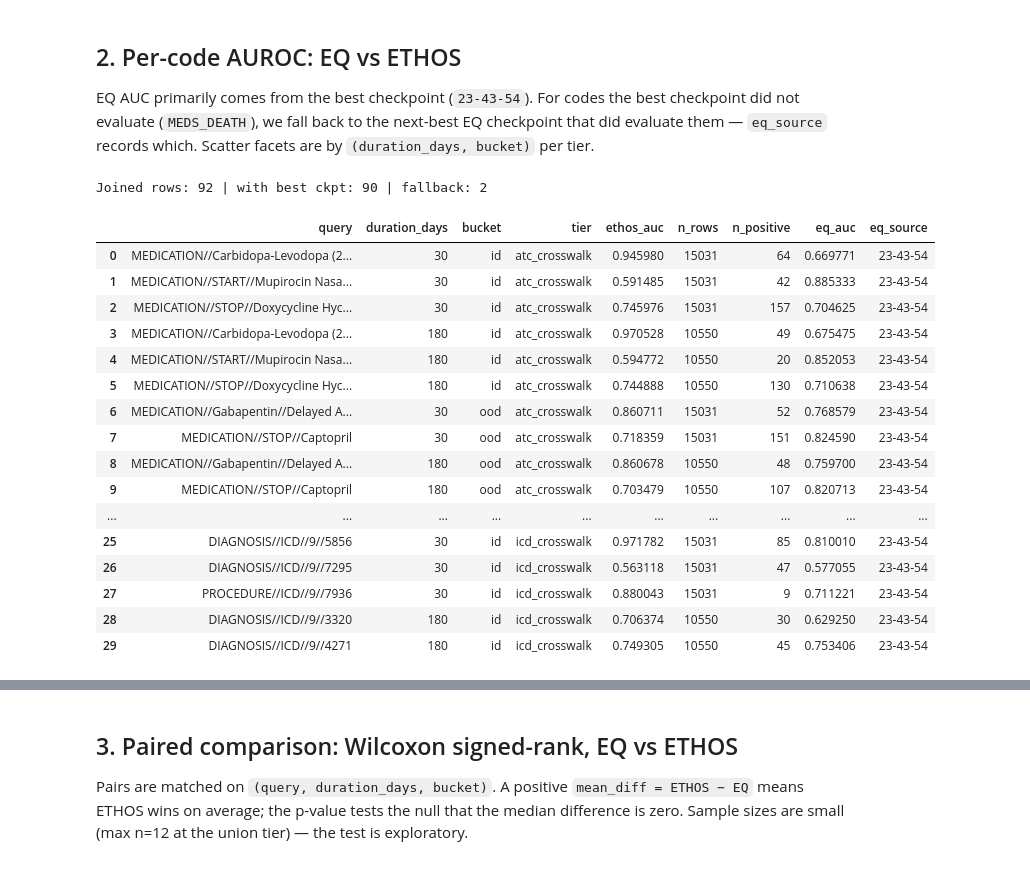
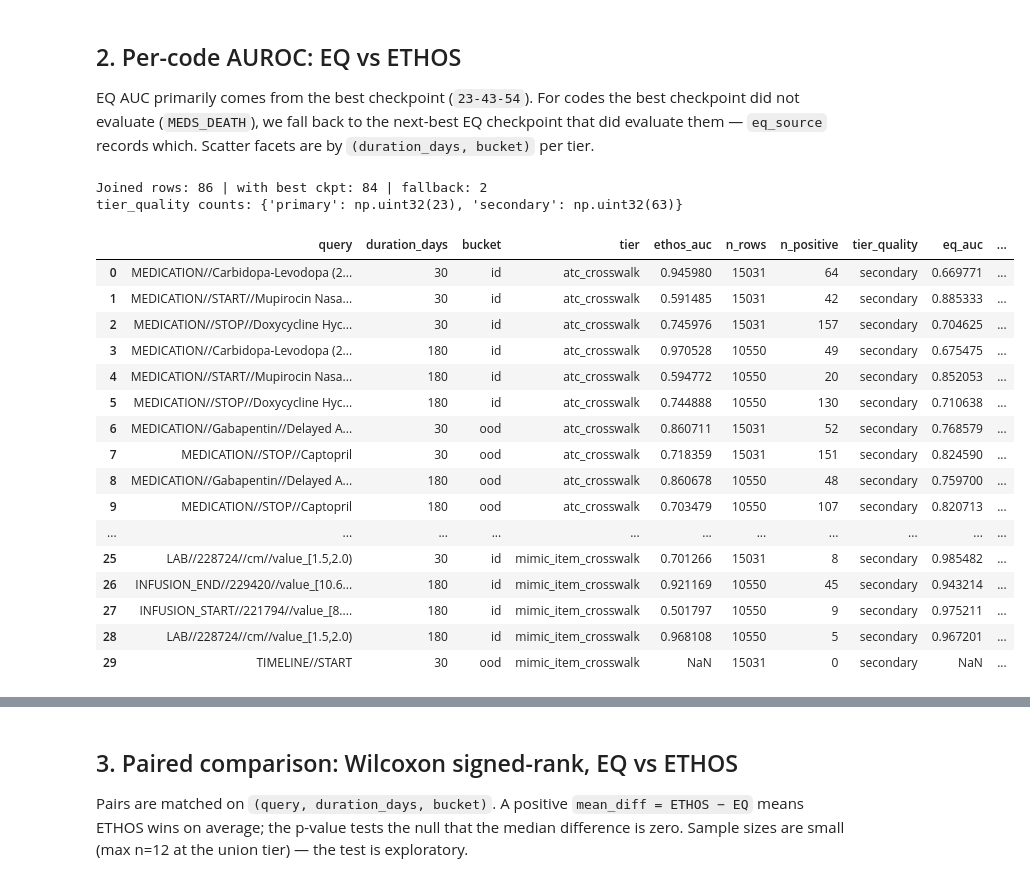
Before and after one commit to mmcdermott/EveryQuery-conditional, a Jupyter notebook: src/every_query/paper_experiments/ethos/comparison.ipynb, the cells around one changed output, grey strips where cells are left out. Saved outputs shown, nothing was run; the diff lists cells and outputs as text; code cells hidden in the pictures.

```diff
--- a/src/every_query/paper_experiments/ethos/comparison.ipynb
+++ b/src/every_query/paper_experiments/ethos/comparison.ipynb
@@ -158,58 +166,63 @@ eq_best = (
         pl.lit(best_model).alias('eq_source'),
     )
 )
 ethos_keys = ethos_aucs.select(
     pl.col('code').alias('query'),
     pl.col('duration_days').cast(pl.Int64),
     'bucket',
 ).unique()
 needs_fallback = ethos_keys.join(eq_best, on=['query', 'duration_days', 'bucket'], how='anti')
 fallback = (
     eq_aucs.filter(pl.col('model') != best_model)
     .select(
         pl.col('code').alias('query'),
         pl.col('duration_days').cast(pl.Int64),
         'bucket',
         pl.col('occurs_auc').alias('eq_auc'),
         pl.col('model').alias('eq_source'),
     )
     .group_by(['query', 'duration_days', 'bucket'])
     .agg(
         pl.col('eq_auc').max().alias('eq_auc'),
         pl.col('eq_source').sort_by('eq_auc', descending=True).first().alias('eq_source'),
     )
     .join(needs_fallback, on=['query', 'duration_days', 'bucket'], how='inner')
 )
 eq_full = pl.concat([eq_best, fallback], how='vertical_relaxed')
-et = (
-    ethos_aucs.select(
-        pl.col('code').alias('query'),
-        pl.col('duration_days').cast(pl.Int64),
-        'bucket', 'tier',
-        pl.col('occurs_auc').alias('ethos_auc'),
-        'n_rows', 'n_positive',
-    )
-)
+_ethos_select = [
+    pl.col('code').alias('query'),
+    pl.col('duration_days').cast(pl.Int64),
+    'bucket', 'tier',
+    pl.col('occurs_auc').alias('ethos_auc'),
+    'n_rows', 'n_positive',
+]
+if 'tier_quality' in ethos_aucs.columns:
+    _ethos_select.append('tier_quality')
+et = ethos_aucs.select(_ethos_select)
+if 'tier_quality' not in et.columns:
+    et = et.with_columns(pl.lit('primary').alias('tier_quality'))
 merged = et.join(eq_full, on=['query', 'duration_days', 'bucket'], how='inner')
 print('Joined rows:', len(merged), '| with best ckpt:', merged.filter(pl.col("eq_source") == best_model).height, '| fallback:', merged.filter(pl.col("eq_source") != best_model).height)
+print('tier_quality counts:', dict(merged.group_by('tier_quality').len().to_pandas().set_index('tier_quality')['len']))
 merged.to_pandas().head(30)
 # %% [output]
-Joined rows: 92 | with best ckpt: 90 | fallback: 2
+Joined rows: 86 | with best ckpt: 84 | fallback: 2
+tier_quality counts: {'primary': np.uint32(23), 'secondary': np.uint32(63)}
-|  | query | duration_days | bucket | tier | ethos_auc | n_rows | n_positive | eq_auc | eq_source |
-| 0 | MEDICATION//Carbidopa-Levodopa (2... | 30 | id | atc_crosswalk | 0.945980 | 15031 | 64 | 0.669771 | 23-43-54 |
-| 1 | MEDICATION//START//Mupirocin Nasa... | 30 | id | atc_crosswalk | 0.591485 | 15031 | 42 | 0.885333 | 23-43-54 |
-| 2 | MEDICATION//STOP//Doxycycline Hyc... | 30 | id | atc_crosswalk | 0.745976 | 15031 | 157 | 0.704625 | 23-43-54 |
-| 3 | MEDICATION//Carbidopa-Levodopa (2... | 180 | id | atc_crosswalk | 0.970528 | 10550 | 49 | 0.675475 | 23-43-54 |
-| 4 | MEDICATION//START//Mupirocin Nasa... | 180 | id | atc_crosswalk | 0.594772 | 10550 | 20 | 0.852053 | 23-43-54 |
-| 5 | MEDICATION//STOP//Doxycycline Hyc... | 180 | id | atc_crosswalk | 0.744888 | 10550 | 130 | 0.710638 | 23-43-54 |
-| 6 | MEDICATION//Gabapentin//Delayed A... | 30 | ood | atc_crosswalk | 0.860711 | 15031 | 52 | 0.768579 | 23-43-54 |
-| 7 | MEDICATION//STOP//Captopril | 30 | ood | atc_crosswalk | 0.718359 | 15031 | 151 | 0.824590 | 23-43-54 |
-| 8 | MEDICATION//Gabapentin//Delayed A... | 180 | ood | atc_crosswalk | 0.860678 | 10550 | 48 | 0.759700 | 23-43-54 |
-| 9 | MEDICATION//STOP//Captopril | 180 | ood | atc_crosswalk | 0.703479 | 10550 | 107 | 0.820713 | 23-43-54 |
-| ... | ... | ... | ... | ... | ... | ... | ... | ... | ... |
-| 25 | DIAGNOSIS//ICD//9//5856 | 30 | id | icd_crosswalk | 0.971782 | 15031 | 85 | 0.810010 | 23-43-54 |
-| 26 | DIAGNOSIS//ICD//9//7295 | 30 | id | icd_crosswalk | 0.563118 | 15031 | 47 | 0.577055 | 23-43-54 |
-| 27 | PROCEDURE//ICD//9//7936 | 30 | id | icd_crosswalk | 0.880043 | 15031 | 9 | 0.711221 | 23-43-54 |
-| 28 | DIAGNOSIS//ICD//9//3320 | 180 | id | icd_crosswalk | 0.706374 | 10550 | 30 | 0.629250 | 23-43-54 |
-| 29 | DIAGNOSIS//ICD//9//4271 | 180 | id | icd_crosswalk | 0.749305 | 10550 | 45 | 0.753406 | 23-43-54 |
+|  | query | duration_days | bucket | tier | ethos_auc | n_rows | n_positive | tier_quality | eq_auc | ... |
+| 0 | MEDICATION//Carbidopa-Levodopa (2... | 30 | id | atc_crosswalk | 0.945980 | 15031 | 64 | secondary | 0.669771 | ... |
+| 1 | MEDICATION//START//Mupirocin Nasa... | 30 | id | atc_crosswalk | 0.591485 | 15031 | 42 | secondary | 0.885333 | ... |
+| 2 | MEDICATION//STOP//Doxycycline Hyc... | 30 | id | atc_crosswalk | 0.745976 | 15031 | 157 | secondary | 0.704625 | ... |
+| 3 | MEDICATION//Carbidopa-Levodopa (2... | 180 | id | atc_crosswalk | 0.970528 | 10550 | 49 | secondary | 0.675475 | ... |
+| 4 | MEDICATION//START//Mupirocin Nasa... | 180 | id | atc_crosswalk | 0.594772 | 10550 | 20 | secondary | 0.852053 | ... |
+| 5 | MEDICATION//STOP//Doxycycline Hyc... | 180 | id | atc_crosswalk | 0.744888 | 10550 | 130 | secondary | 0.710638 | ... |
+| 6 | MEDICATION//Gabapentin//Delayed A... | 30 | ood | atc_crosswalk | 0.860711 | 15031 | 52 | secondary | 0.768579 | ... |
+| 7 | MEDICATION//STOP//Captopril | 30 | ood | atc_crosswalk | 0.718359 | 15031 | 151 | secondary | 0.824590 | ... |
+| 8 | MEDICATION//Gabapentin//Delayed A... | 180 | ood | atc_crosswalk | 0.860678 | 10550 | 48 | secondary | 0.759700 | ... |
+| 9 | MEDICATION//STOP//Captopril | 180 | ood | atc_crosswalk | 0.703479 | 10550 | 107 | secondary | 0.820713 | ... |
+| ... | ... | ... | ... | ... | ... | ... | ... | ... | ... | ... |
+| 25 | LAB//228724//cm//value_[1.5,2.0) | 30 | id | mimic_item_crosswalk | 0.701266 | 15031 | 8 | secondary | 0.985482 | ... |
+| 26 | INFUSION_END//229420//value_[10.6... | 180 | id | mimic_item_crosswalk | 0.921169 | 10550 | 45 | secondary | 0.943214 | ... |
+| 27 | INFUSION_START//221794//value_[8.... | 180 | id | mimic_item_crosswalk | 0.501797 | 10550 | 9 | secondary | 0.975211 | ... |
+| 28 | LAB//228724//cm//value_[1.5,2.0) | 180 | id | mimic_item_crosswalk | 0.968108 | 10550 | 5 | secondary | 0.967201 | ... |
+| 29 | TIMELINE//START | 30 | ood | mimic_item_crosswalk | NaN | 15031 | 0 | secondary | NaN | ... |
 # %%
```
Also changed, not shown: parts of 14 cells of this notebook, 7 other files.
